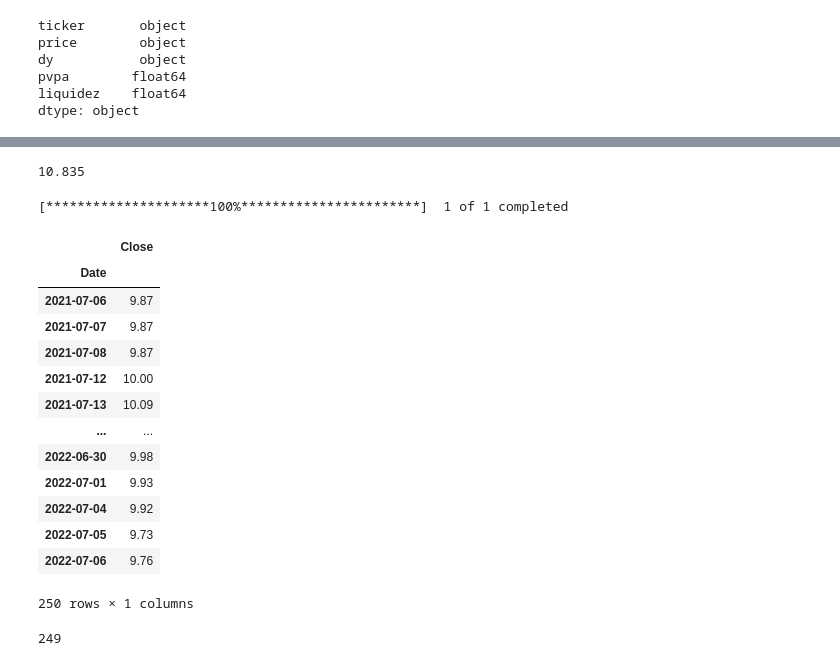
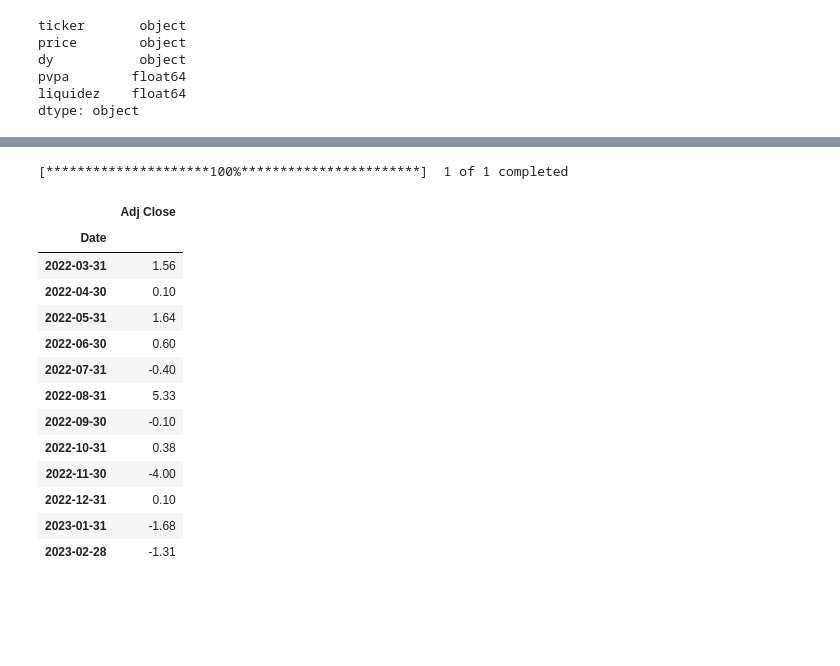
Before and after one commit to jrocarlos/reits_rank, a Jupyter notebook: reits_rank.ipynb, the cells around one changed output, grey strips where cells are left out. Drawn from its saved outputs; the diff is of its cells as text; code cells hidden in the pictures; blank space fills up the shorter version.

```diff
--- a/reits_rank.ipynb
+++ b/reits_rank.ipynb
@@ -313,36 +329,30 @@ print(tts)
 Name: ticker, dtype: object
-# %%
-def rent(c,j,t):
-    print(c * (1+j)**t )
-
-rent (c = 9.85, j = 0.1, t = 1)
-# %% [output]
-10.835
 # %%
 
 data = yf.download("XFIX11.SA", period="1y")
 dd = pd.DataFrame(data)
-dd = dd.drop(columns=['Open', 'High', 'Low', 'Volume', 'Adj Close'])
-d2 = dd['Close']
-d2 = pd.DataFrame(d2)
-d2
+#dd = dd.drop(columns=['Open', 'High', 'Low', 'Volume', 'Adj Close'])
+#d2 = dd['Close']
+#d2 = pd.DataFrame(d2)
+dd = dd['Adj Close']
+dd = dd.resample("M").last()
+dd = dd.pct_change().dropna()
+dd = round((dd * 100), 2)
+dd = pd.DataFrame(dd)
+dd
 # %% [output]
 [*********************100%***********************]  1 of 1 completed
-|  | Close |
+|  | Adj Close |
 | Date |  |
-| 2021-07-06 | 9.87 |
-| 2021-07-07 | 9.87 |
-| 2021-07-08 | 9.87 |
-| 2021-07-12 | 10.00 |
-| 2021-07-13 | 10.09 |
-| ... | ... |
-| 2022-06-30 | 9.98 |
-| 2022-07-01 | 9.93 |
-| 2022-07-04 | 9.92 |
-| 2022-07-05 | 9.73 |
-| 2022-07-06 | 9.76 |
+| 2022-03-31 | 1.56 |
+| 2022-04-30 | 0.10 |
+| 2022-05-31 | 1.64 |
+| 2022-06-30 | 0.60 |
+| 2022-07-31 | -0.40 |
+| 2022-08-31 | 5.33 |
+| 2022-09-30 | -0.10 |
+| 2022-10-31 | 0.38 |
+| 2022-11-30 | -4.00 |
+| 2022-12-31 | 0.10 |
+| 2023-01-31 | -1.68 |
+| 2023-02-28 | -1.31 |
-250 rows × 1 columns
-# %%
-numb = len(d2)-1
-# %% [output]
-249
```
Also changed, not shown: parts of 24 cells of this notebook.
